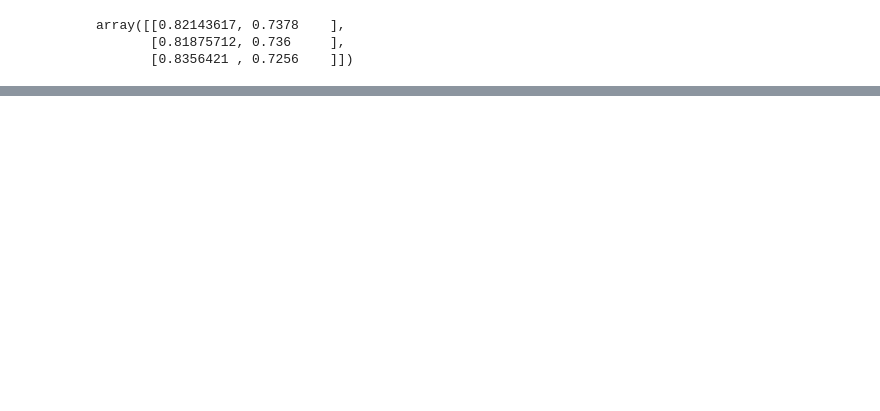
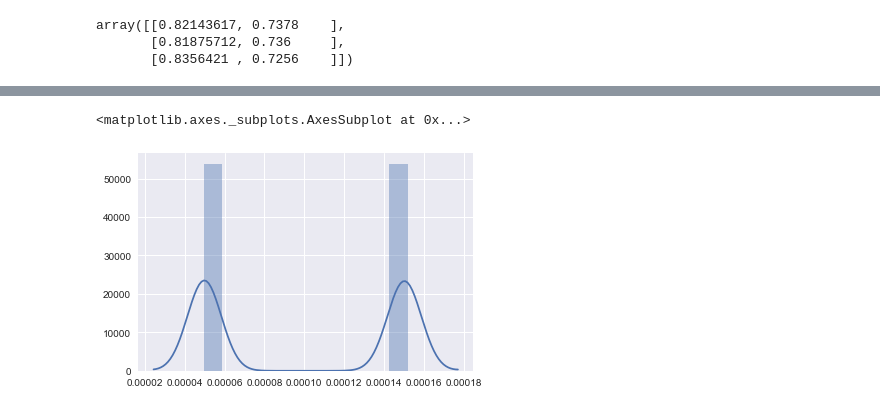
Before and after one commit to imcwilliam/Active_Learning_Project, a Jupyter notebook: Active Learning FF GeoShapes.ipynb, the cells around one changed output, grey strips where cells are left out. Cells and saved outputs as stored; diff of their text form; code cells hidden in the pictures; blank space fills up the shorter version.

```diff
--- a/Active Learning FF GeoShapes.ipynb
+++ b/Active Learning FF GeoShapes.ipynb
@@ -257,15 +286,17 @@ for EpochLoop in  range(Num_Epochs):
         Val_Error[count,2] = Error[0]
         Val_Acc[count,2] = Error[1]
     else:
-        Hard_Sampling_Probability = acquisition_function_dist_to_threshold(ISHard_model,TrainInputs,Num_Targets,0,0)
-        Easy_SamplingProbability = 1/acquisition_function_dist_to_threshold(ISEasy_model,TrainInputs,Num_Targets,0,0)
-        Easy_SamplingProbability/= Easy_SamplingProbability.sum().astype(float)
+        Hard_Sampling_Probability = acquisition_function_ablation(ISHard_model,TrainInputs,TrainTargets,500,-1)
+#         Easy_SamplingProbability = 1/acquisition_function_ablation(ISEasy_model,TrainInputs,TrainTargets,500,-1)
+#         Easy_SamplingProbability/= Easy_SamplingProbability.sum().astype(float)
+
+        print(Hard_Sampling_Probability.max()/Hard_Sampling_Probability.min())
 
         ISHard_model.fit_generator(Biased_Batch(TrainInputs,TrainTargets,Batch_Size,Hard_Sampling_Probability,1),
                                  steps_per_epoch=np.int(NumSamples/Batch_Size),verbose=0)
 
-        ISEasy_model.fit_generator(Biased_Batch(TrainInputs,TrainTargets,Batch_Size,Easy_SamplingProbability,1),
-                                 steps_per_epoch=np.int(NumSamples/Batch_Size),verbose=0)
+#         ISEasy_model.fit_generator(Biased_Batch(TrainInputs,TrainTargets,Batch_Size,Easy_SamplingProbability,0),
+#                                  steps_per_epoch=np.int(NumSamples/Batch_Size),verbose=0)
 
         Uni_model.fit_generator(Biased_Batch(TrainInputs,TrainTargets,Batch_Size,1/(NumSamples*np.ones(NumSamples))),
                                 steps_per_epoch=np.int(NumSamples/Batch_Size),verbose=0)
@@ -283,7 +314,7 @@ for EpochLoop in  range(Num_Epochs):
         Val_Error[count,2] = Error[0]
         Val_Acc[count,2] = Error[1]
 
-    print(EpochLoop)
+    print(count)
 
     ax.clear()
     ax.plot(Val_Error[0:count,0],label='IS-Hard')
@@ -336,0 +391,6 @@ array([[0.82143617, 0.7378    ],
+# %%
+%matplotlib inline
+sns.distplot(Easy_SamplingProbability)
+# %% [output]
+<matplotlib.axes._subplots.AxesSubplot at 0x...>
+[figure, added]
```
Also changed, not shown: parts of 7 cells of this notebook, 28 other files.
